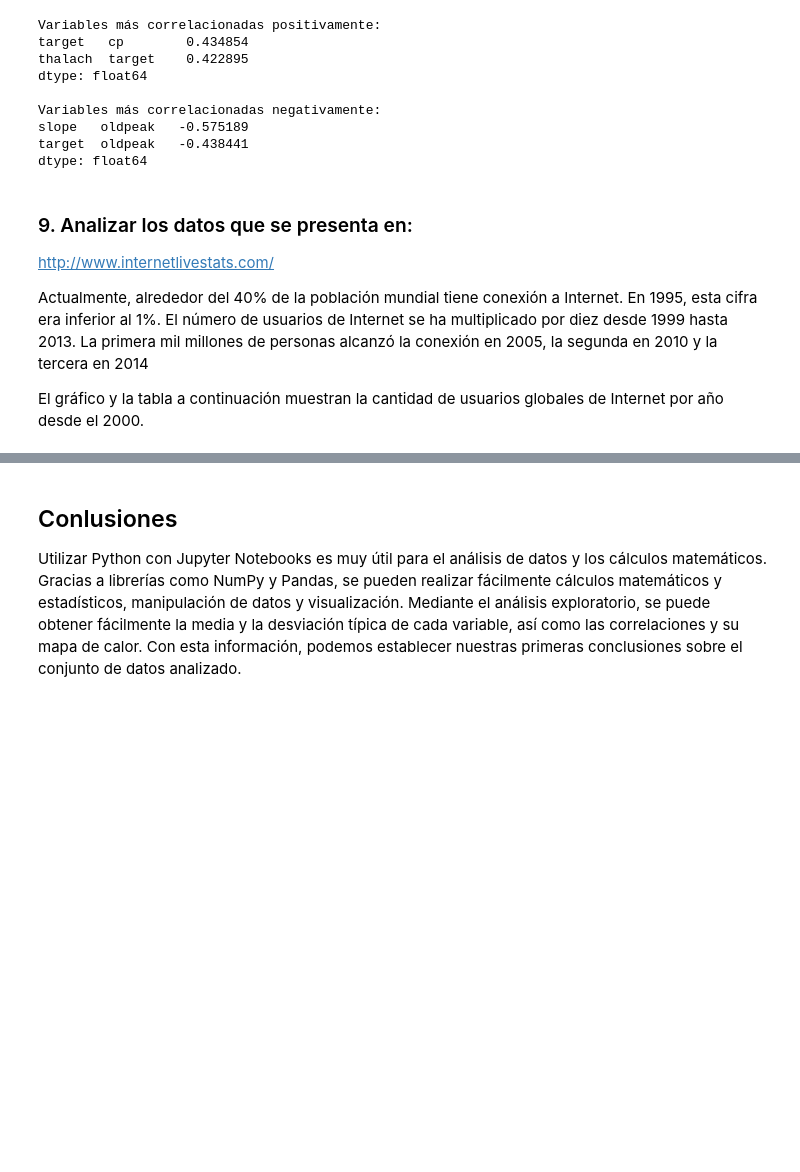
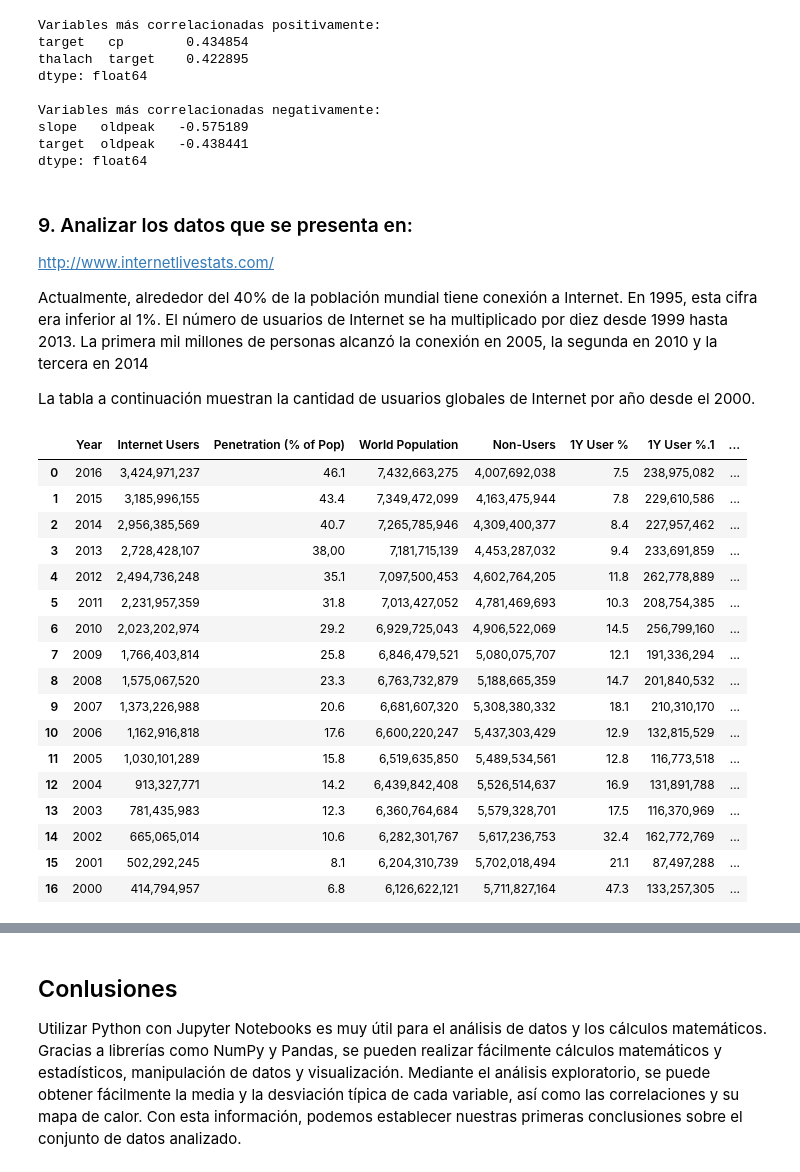
Before and after one commit to juandtap/Practica_02_analisis_multivariado_metodos_estocasticos, a Jupyter notebook: practica_02_probabilidad_momentos_exploracion.ipynb, the cells around one changed output, grey strips where cells are left out. Saved outputs shown, nothing was run; the diff lists cells and outputs as text; code cells hidden in the pictures; blank space fills up the shorter version.

Commit message:
dataset internet actualizado

```diff
--- a/practica_02_probabilidad_momentos_exploracion.ipynb
+++ b/practica_02_probabilidad_momentos_exploracion.ipynb
@@ -447,13 +447,32 @@ http://www.internetlivestats.com/
 
 Actualmente, alrededor del 40% de la población mundial tiene conexión a Internet. En 1995, esta cifra era inferior al 1%. El número de usuarios de Internet se ha multiplicado por diez desde 1999 hasta 2013. La primera mil millones de personas alcanzó la conexión en 2005, la segunda en 2010 y la tercera en 2014
 
-El gráfico y la tabla a continuación muestran la cantidad de usuarios globales de Internet por año desde el 2000.
+La tabla a continuación muestran la cantidad de usuarios globales de Internet por año desde el 2000.
 # %%
 # carga de datos de internetlivestats.com
 # Cargar dataframe desde url de csv alojado en repositorio de github
-#url_dataframe = 'https://raw.githubusercontent.com/juandtap/Practica_02_analisis_multivariado_metodos_estocasticos/master/heart.csv'
-# el separador es una (,) y la primera fila son los encabezados (header= 0)
-#dfOriginal = pd.read_csv(url_dataframe, sep=',', header=0)
-#dataframe = copy.deepcopy(dfOriginal)
-# Se muestran las 10 primeros registros
-#dataframe.head(10)
+url_dataframe = 'https://raw.githubusercontent.com/juandtap/Practica_02_analisis_multivariado_metodos_estocasticos/master/data_internet.csv'
+# el separador es una (;) y la primera fila son los encabezados (header= 0)
+dfOriginal = pd.read_csv(url_dataframe, sep=';', header=0)
+dataframe_internet = copy.deepcopy(dfOriginal)
+# Se muestran todos los registros
+dataframe_internet.head(17)
+# %% [output]
+|  | Year | Internet Users | Penetration (% of Pop) | World Population | Non-Users | 1Y User % | 1Y User %.1 | ... |
+| 0 | 2016 | 3,424,971,237 | 46.1 | 7,432,663,275 | 4,007,692,038 | 7.5 | 238,975,082 | ... |
+| 1 | 2015 | 3,185,996,155 | 43.4 | 7,349,472,099 | 4,163,475,944 | 7.8 | 229,610,586 | ... |
+| 2 | 2014 | 2,956,385,569 | 40.7 | 7,265,785,946 | 4,309,400,377 | 8.4 | 227,957,462 | ... |
+| 3 | 2013 | 2,728,428,107 | 38,00 | 7,181,715,139 | 4,453,287,032 | 9.4 | 233,691,859 | ... |
+| 4 | 2012 | 2,494,736,248 | 35.1 | 7,097,500,453 | 4,602,764,205 | 11.8 | 262,778,889 | ... |
+| 5 | 2011 | 2,231,957,359 | 31.8 | 7,013,427,052 | 4,781,469,693 | 10.3 | 208,754,385 | ... |
+| 6 | 2010 | 2,023,202,974 | 29.2 | 6,929,725,043 | 4,906,522,069 | 14.5 | 256,799,160 | ... |
+| 7 | 2009 | 1,766,403,814 | 25.8 | 6,846,479,521 | 5,080,075,707 | 12.1 | 191,336,294 | ... |
+| 8 | 2008 | 1,575,067,520 | 23.3 | 6,763,732,879 | 5,188,665,359 | 14.7 | 201,840,532 | ... |
+| 9 | 2007 | 1,373,226,988 | 20.6 | 6,681,607,320 | 5,308,380,332 | 18.1 | 210,310,170 | ... |
+| 10 | 2006 | 1,162,916,818 | 17.6 | 6,600,220,247 | 5,437,303,429 | 12.9 | 132,815,529 | ... |
+| 11 | 2005 | 1,030,101,289 | 15.8 | 6,519,635,850 | 5,489,534,561 | 12.8 | 116,773,518 | ... |
+| 12 | 2004 | 913,327,771 | 14.2 | 6,439,842,408 | 5,526,514,637 | 16.9 | 131,891,788 | ... |
+| 13 | 2003 | 781,435,983 | 12.3 | 6,360,764,684 | 5,579,328,701 | 17.5 | 116,370,969 | ... |
+| 14 | 2002 | 665,065,014 | 10.6 | 6,282,301,767 | 5,617,236,753 | 32.4 | 162,772,769 | ... |
+| 15 | 2001 | 502,292,245 | 8.1 | 6,204,310,739 | 5,702,018,494 | 21.1 | 87,497,288 | ... |
+| 16 | 2000 | 414,794,957 | 6.8 | 6,126,622,121 | 5,711,827,164 | 47.3 | 133,257,305 | ... |
```
Also changed, not shown: parts of 1 cell of this notebook, 1 other file.
